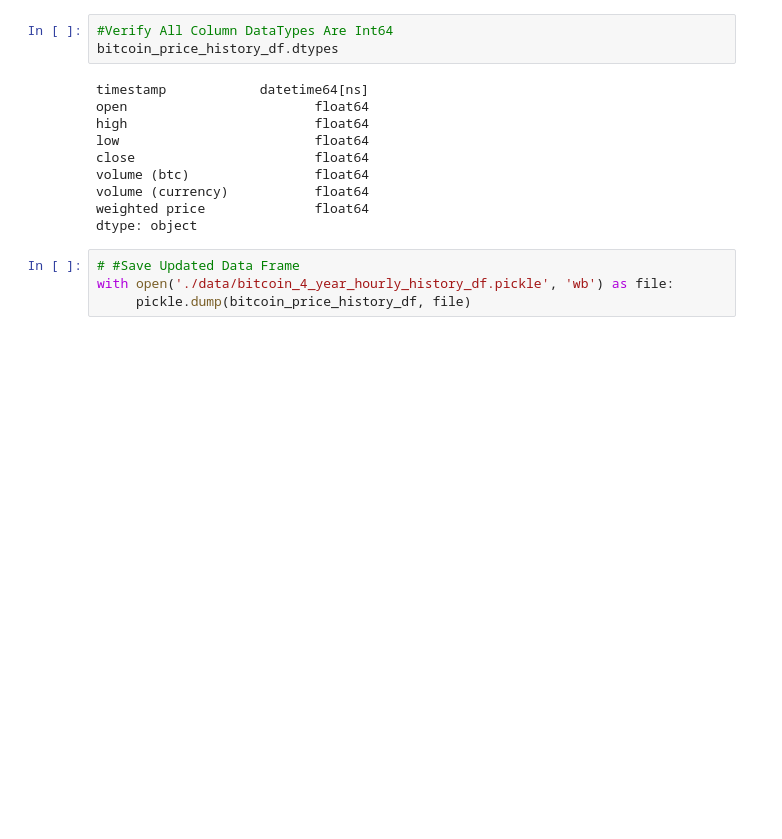
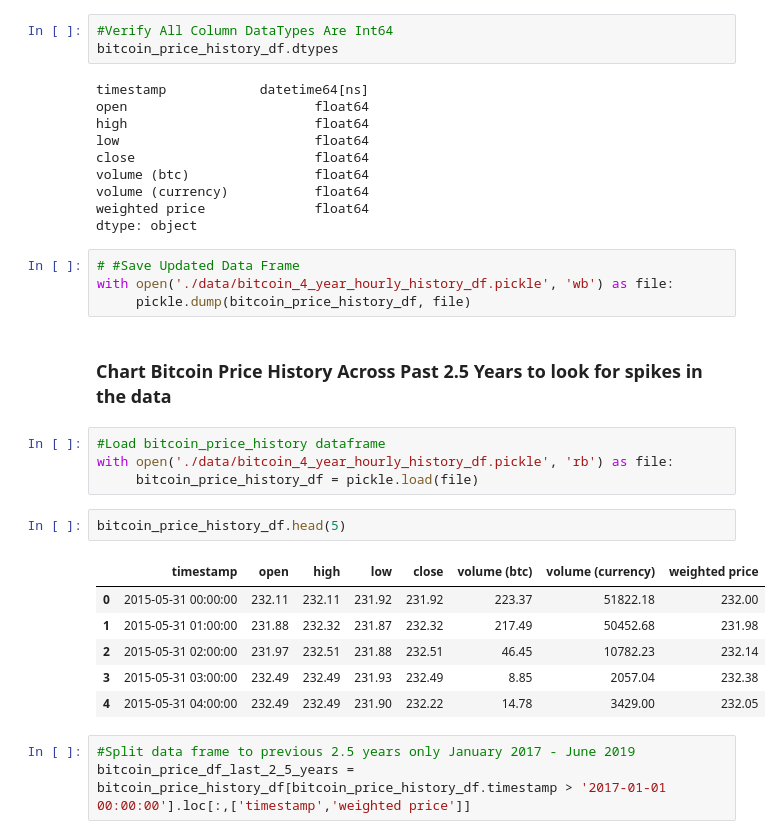
Before and after one commit to MohammadBakir/Bitcoin-Price-Prediction, a Jupyter notebook: crypto_currency_and_market_value_history/Cryptocurrency Data EDA.ipynb, the cells around one changed output. Drawn from its saved outputs; the diff is of its cells as text; blank space fills up the shorter version.

```diff
--- a/crypto_currency_and_market_value_history/Cryptocurrency Data EDA.ipynb
+++ b/crypto_currency_and_market_value_history/Cryptocurrency Data EDA.ipynb
@@ -54,3 +57,21 @@ dtype: object
 # #Save Updated Data Frame
 with open('./data/bitcoin_4_year_hourly_history_df.pickle', 'wb') as file:
      pickle.dump(bitcoin_price_history_df, file)
+# %% [markdown]
+### Chart Bitcoin Price History Across Past 2.5 Years to look for spikes in the data
+# %%
+#Load bitcoin_price_history dataframe
+with open('./data/bitcoin_4_year_hourly_history_df.pickle', 'rb') as file:
+     bitcoin_price_history_df = pickle.load(file)
+# %%
+bitcoin_price_history_df.head(5)
+# %% [output]
+|  | timestamp | open | high | low | close | volume (btc) | volume (currency) | weighted price |
+| 0 | 2015-05-31 00:00:00 | 232.11 | 232.11 | 231.92 | 231.92 | 223.37 | 51822.18 | 232.00 |
+| 1 | 2015-05-31 01:00:00 | 231.88 | 232.32 | 231.87 | 232.32 | 217.49 | 50452.68 | 231.98 |
+| 2 | 2015-05-31 02:00:00 | 231.97 | 232.51 | 231.88 | 232.51 | 46.45 | 10782.23 | 232.14 |
+| 3 | 2015-05-31 03:00:00 | 232.49 | 232.49 | 231.93 | 232.49 | 8.85 | 2057.04 | 232.38 |
+| 4 | 2015-05-31 04:00:00 | 232.49 | 232.49 | 231.90 | 232.22 | 14.78 | 3429.00 | 232.05 |
+# %%
+#Split data frame to previous 2.5 years only January 2017 - June 2019
+bitcoin_price_df_last_2_5_years = bitcoin_price_history_df[bitcoin_price_history_df.timestamp > '2017-01-01 00:00:00'].loc[:,['timestamp','weighted price']]
```
Also changed, not shown: parts of 9 cells of this notebook, 1 other file.
